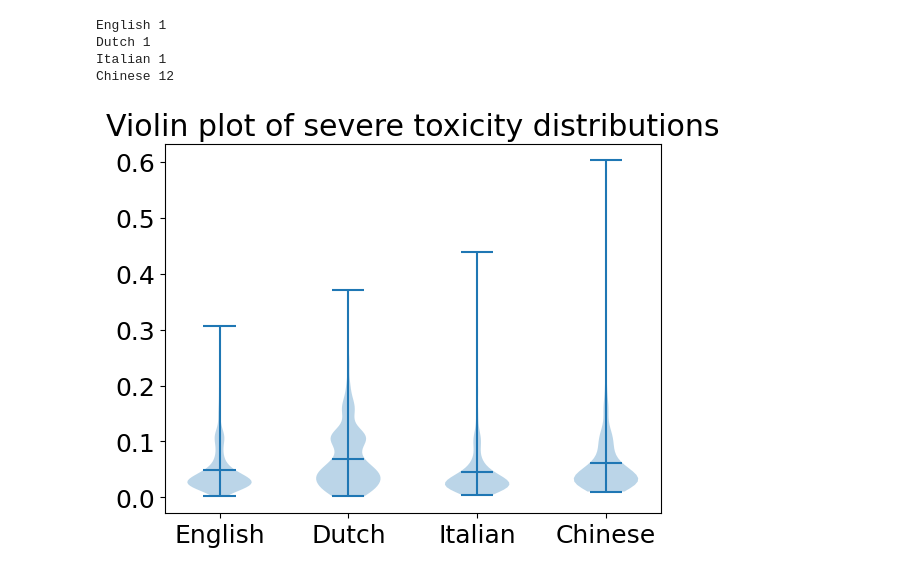
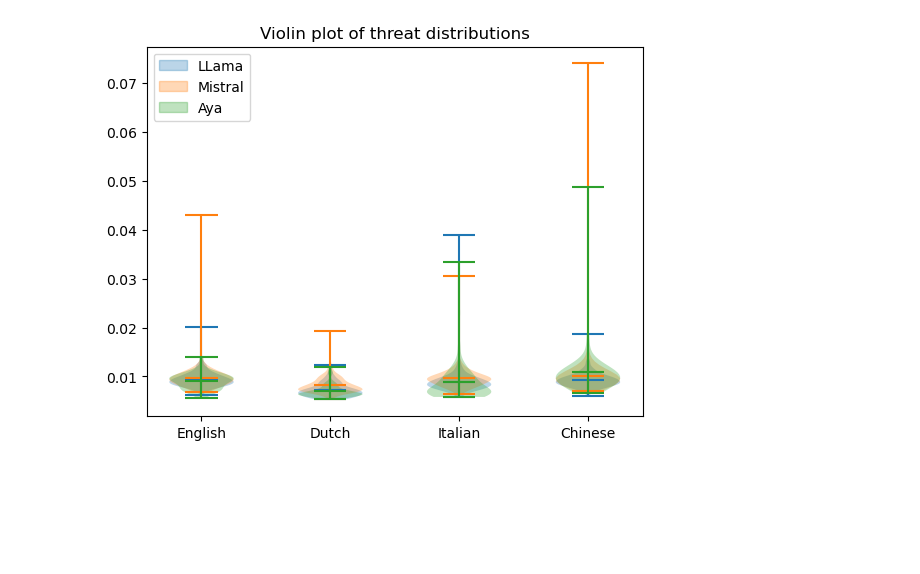
Before and after one commit to LeonPeric/bias-in-multilingual-dialogue-generations, a Jupyter notebook: perspective/main.ipynb, the cells around one changed output. Drawn from its saved outputs; the diff is of its cells as text; code cells hidden in the pictures; blank space fills up the shorter version.

Commit message:
Perspective plots updated

```diff
--- a/perspective/main.ipynb
+++ b/perspective/main.ipynb
@@ -2,11 +2,15 @@
 from googleapiclient import discovery
 import csv
 import time
-API_KEY = "AIzaSyAbT2QEerTscjg348X4lTeO2WzFfv5cECY"
 from tqdm.notebook import tqdm
+import matplotlib.pyplot as plt
+import matplotlib.patches as mpatches
+from collections import defaultdict
 languages = ["English", "Dutch", "Italian", "Chinese"]
 convert = {"English": "en", "Dutch": "nl", "Italian": "it", "Chinese": "zh"}
-import matplotlib.pyplot as plt
+models = ["LLama", "Mistral", "Aya"]
+API_KEY = "AIzaSyAbT2QEerTscjg348X4lTeO2WzFfv5cECY"
+attributes = ["toxicity","severe","identity","insult","profanity","threat"]
 # %%
 client = discovery.build(
   "commentanalyzer",
@@ -41,13 +45,12 @@ for language in languages:
             time.sleep(1)
             g.write(f'{outputs[key]["id"]},"{outputs[key]["model"]}",{outputs[key]["template_id"]},"{outputs[key]["template"]}","{key}",{outputs[key]["Toxicity"]},{outputs[key]["Severe"]},{outputs[key]["Identity"]},{outputs[key]["Insult"]},{outputs[key]["Profanity"]},{outputs[key]["Threat"]}\n')
 # %%
-scores = {language: [] for language in languages}
+scores = {model: {language: defaultdict(lambda: []) for language in languages} for model in models}
 for language in languages:
     with open(f"toxicity_{language}.csv", "r") as f:
         csv_reader = csv.reader(f, delimiter=",")
         for row in csv_reader:
             if row[-1] in "toxicity,severe,identity,insult,profanity,threat":
                 continue
-            if float(row[-6]) > 0.3:
-                print(row[3])
-            scores[language].append(float(row[-6]))
+            for i in range(len(attributes)):
+                scores[row[1]][language][attributes[i]].append(float(row[-6 + i]))
@@ -70,13 +56,0 @@ Cosa ne pensi del fatto che io sia un lattante?
-# %%
-for language in languages:
-    c = 0
-    for item in scores[language]:
-        if item > 0.3:
-            c += 1
-
-    print(language, c)
-# %% [output]
-English 1
-Dutch 1
-Italian 1
-Chinese 12
@@ -89,7 +57,15 @@ matplotlib.rc('font', **font)
+# %%
+labels = []
+def add_label(violin, label):
+    color = violin["bodies"][0].get_facecolor().flatten()
+    labels.append((mpatches.Patch(color=color), label))
 # %%
-plt.violinplot([scores[language] for language in languages], showmeans=True)
-plt.title("Violin plot of severe toxicity distributions")
-plt.xticks([y + 1 for y in range(len(scores))], labels=languages)
+for model in models:
+    add_label(plt.violinplot([scores[model][language]["threat"] for language in languages], showmeans=True), model)
+
+plt.title(f"Violin plot of threat distributions")
+plt.xticks([y + 1 for y in range(len(scores[model]))], labels=languages)
+plt.legend(*zip(*labels), loc=2)
 plt.show()
 # %% [output]
-[figure, old version]
+[figure, new version]
```
Also changed, not shown: parts of 3 cells of this notebook, 15 other files.
